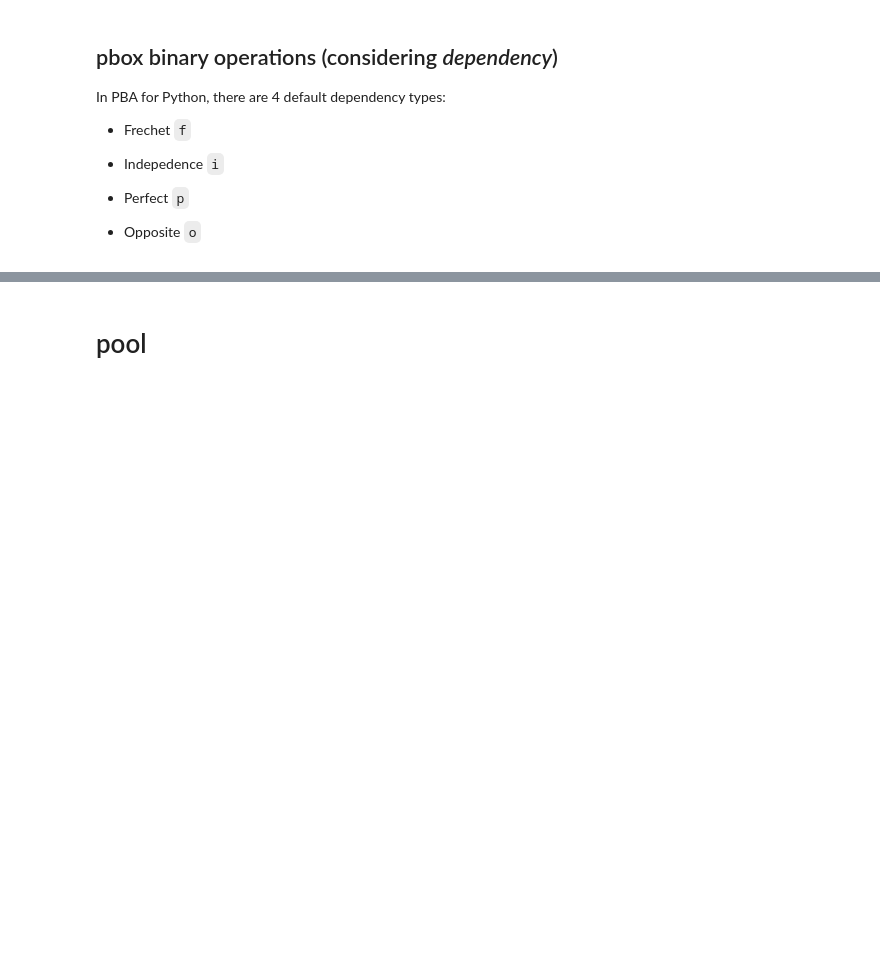
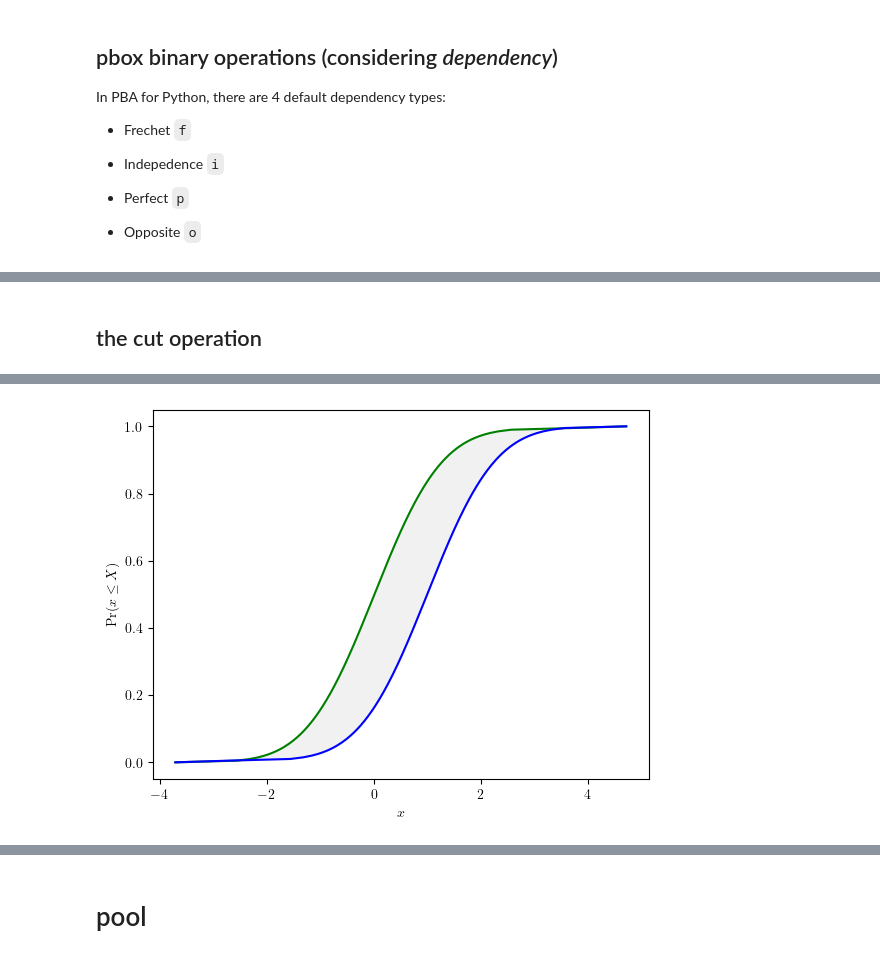
Before and after one commit to leslieDLcy/PyUncertainNumber, a Jupyter notebook: _personal/unglorfied_tests/Test_pba.ipynb, the cells around one changed output, grey strips where cells are left out. Cells and saved outputs as stored; diff of their text form; code cells hidden in the pictures; blank space fills up the shorter version.

```diff
--- a/_personal/unglorfied_tests/Test_pba.ipynb
+++ b/_personal/unglorfied_tests/Test_pba.ipynb
@@ -390,0 +354,7 @@ Z2.display(style='band')
+# %% [markdown]
+## the cut operation
+# %%
+a = pba.norm([0,1])
+# %%
+_ = a.display(style='band')
+# %% [output]
@@ -390,0 +362 @@ Z2.display(style='band')
+[figure, added]
```
Also changed, not shown: parts of 15 cells of this notebook, 5 other files.
